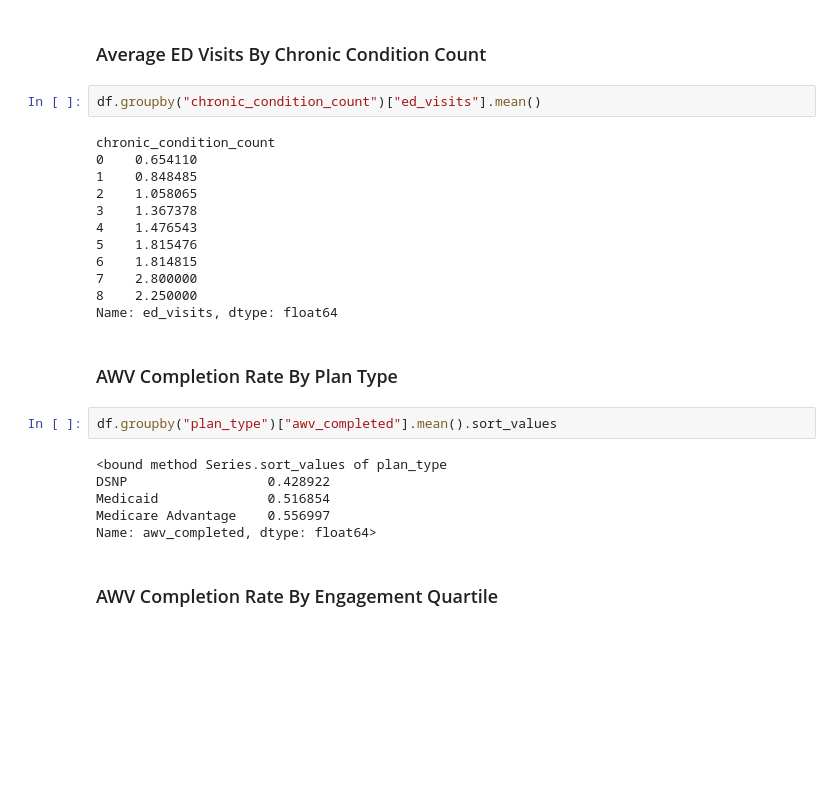
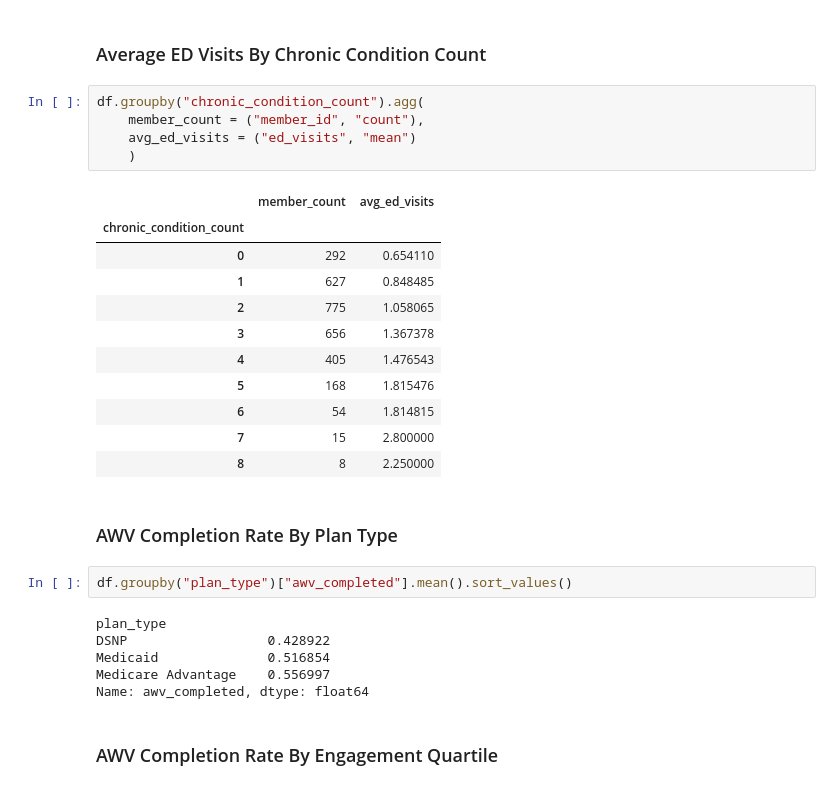
Before and after one commit to doyounghi/Healthcare-data-analysis, a Jupyter notebook: 01_mock_member_health_analysis/notebooks/01_eda.ipynb, the cells around one changed output. Drawn from its saved outputs; the diff is of its cells as text; blank space fills up the shorter version.

```diff
--- a/01_mock_member_health_analysis/notebooks/01_eda.ipynb
+++ b/01_mock_member_health_analysis/notebooks/01_eda.ipynb
@@ -279,29 +299,32 @@ df.groupby("pcp_attributed_24mo")[["ed_visits", "ip_admits", "awv_completed", "m
 # %% [markdown]
 ### Average ED Visits By Chronic Condition Count
 # %%
-df.groupby("chronic_condition_count")["ed_visits"].mean()
+df.groupby("chronic_condition_count").agg(
+    member_count = ("member_id", "count"),
+    avg_ed_visits = ("ed_visits", "mean")
+    )
 # %% [output]
-chronic_condition_count
-0    0.654110
-1    0.848485
-2    1.058065
-3    1.367378
-4    1.476543
-5    1.815476
-6    1.814815
-7    2.800000
-8    2.250000
-Name: ed_visits, dtype: float64
+|  | member_count | avg_ed_visits |
+| chronic_condition_count |  |  |
+| 0 | 292 | 0.654110 |
+| 1 | 627 | 0.848485 |
+| 2 | 775 | 1.058065 |
+| 3 | 656 | 1.367378 |
+| 4 | 405 | 1.476543 |
+| 5 | 168 | 1.815476 |
+| 6 | 54 | 1.814815 |
+| 7 | 15 | 2.800000 |
+| 8 | 8 | 2.250000 |
 # %% [markdown]
 ### AWV Completion Rate By Plan Type
 # %%
-df.groupby("plan_type")["awv_completed"].mean().sort_values
+df.groupby("plan_type")["awv_completed"].mean().sort_values()
 # %% [output]
-<bound method Series.sort_values of plan_type
+plan_type
 DSNP                  0.428922
 Medicaid              0.516854
 Medicare Advantage    0.556997
-Name: awv_completed, dtype: float64>
+Name: awv_completed, dtype: float64
 # %% [markdown]
 ### AWV Completion Rate By Engagement Quartile
 # %%
```
Also changed, not shown: parts of 20 cells of this notebook, 3 other files.
